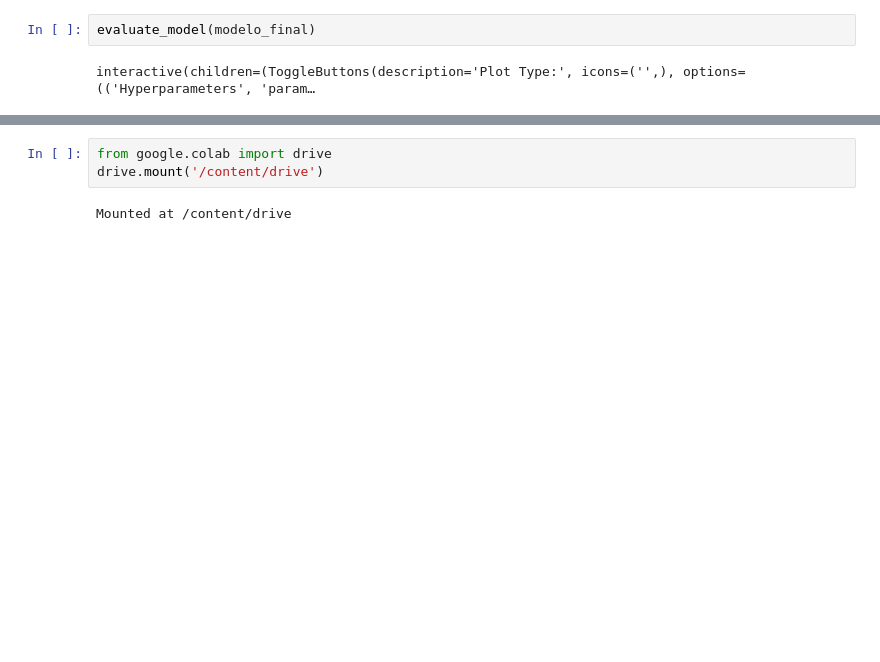
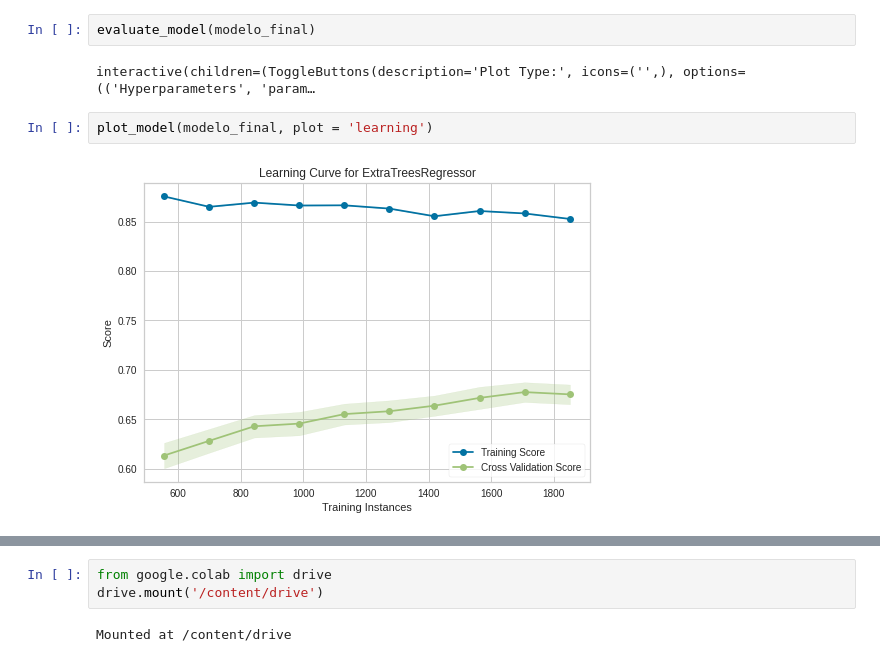
Before and after one commit to yesalgado/Archivos_CSV, a Jupyter notebook: Cuadernos_de_trabajo/Revisar3.ipynb, the cells around one changed output, grey strips where cells are left out. Cells and saved outputs as stored; diff of their text form; blank space fills up the shorter version.

```diff
--- a/Cuadernos_de_trabajo/Revisar3.ipynb
+++ b/Cuadernos_de_trabajo/Revisar3.ipynb
@@ -297,3 +297,7 @@ ExtraTreesRegressor(bootstrap=True, ccp_alpha=0.0, criterion='mse', max_depth=9,
 evaluate_model(modelo_final)
 # %% [output]
 interactive(children=(ToggleButtons(description='Plot Type:', icons=('',), options=(('Hyperparameters', 'param…
+# %%
+plot_model(modelo_final, plot = 'learning')
+# %% [output]
+[figure, added]
```
Also changed, not shown: parts of 1 cell of this notebook.
